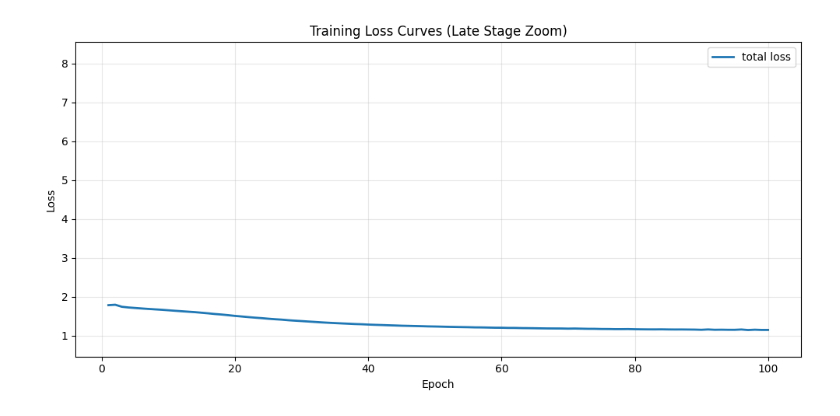
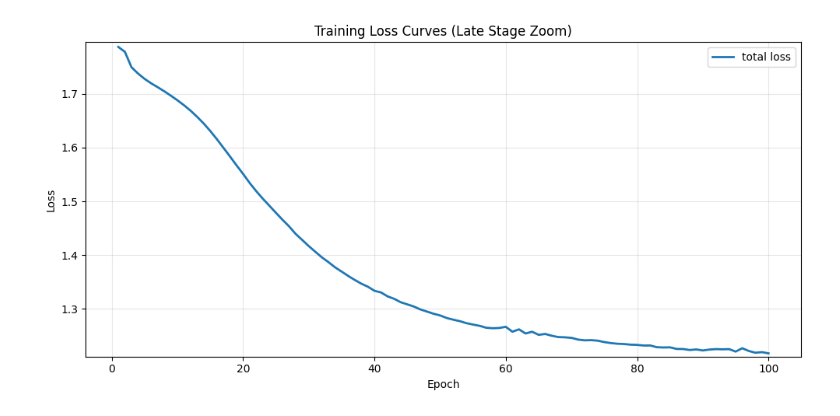
Before and after one commit to LiSeafood/HGM, a Jupyter notebook: dhgtest.ipynb, the cells around one changed output. Drawn from its saved outputs; the diff is of its cells as text; code cells hidden in the pictures.

```diff
--- a/dhgtest.ipynb
+++ b/dhgtest.ipynb
@@ -54,37 +54,38 @@ for epoch in tqdm(range(1, epochs + 1)):
     optimizer.step()
 
     loss_history.append(loss.item())
     loss_re_history.append(loss_re.item())
     loss_con_history.append(loss_con.item())
 
 # 显示 total / reconstruction / contrastive 三种损失的后期收敛曲线
 plot_start = max(0, len(loss_history) - 100)
 epochs_range = range(plot_start + 1, epochs + 1)
 plot_total_losses = loss_history[plot_start:]
-plot_re_losses = loss_re_history[plot_start:]
-plot_con_losses = loss_con_history[plot_start:]
+# plot_re_losses = loss_re_history[plot_start:]
+# plot_con_losses = loss_con_history[plot_start:]
 
 plt.figure(figsize=(10, 5))
 plt.plot(epochs_range, plot_total_losses, label='total loss', linewidth=2, color='tab:blue')
 # plt.plot(epochs_range, plot_re_losses, label='reconstruction loss', linewidth=2, color='tab:green')
 # plt.plot(epochs_range, plot_con_losses, label='contrastive loss', linewidth=2, color='tab:orange')
 plt.xlabel('Epoch')
 plt.ylabel('Loss')
 plt.title('Training Loss Curves (Late Stage Zoom)')
 plt.legend()
 plt.grid(alpha=0.3)
 
-all_plot_losses = plot_total_losses + plot_re_losses + plot_con_losses
+# all_plot_losses = plot_total_losses + plot_re_losses + plot_con_losses
+all_plot_losses = plot_total_losses
 if all_plot_losses:
     y_min = min(all_plot_losses)
     y_max = max(all_plot_losses)
     if y_max > y_min:
         plt.ylim(y_min * 0.995, y_max * 1.005)
 
 plt.tight_layout()
 plt.show()
 # %% [output]
-[figure, old version]
+[figure, new version]
 # %%
 model.eval()
 with torch.no_grad():
```
Also changed, not shown: parts of 4 cells of this notebook, 1 other file.
